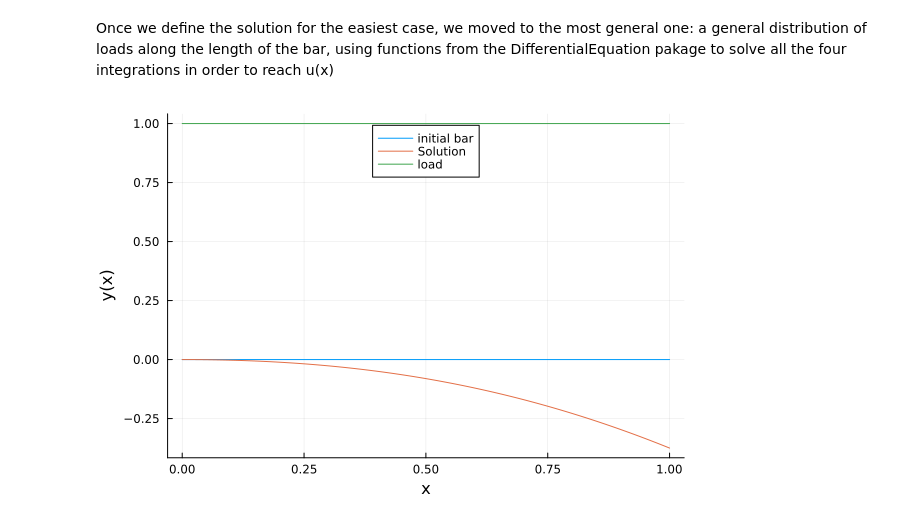
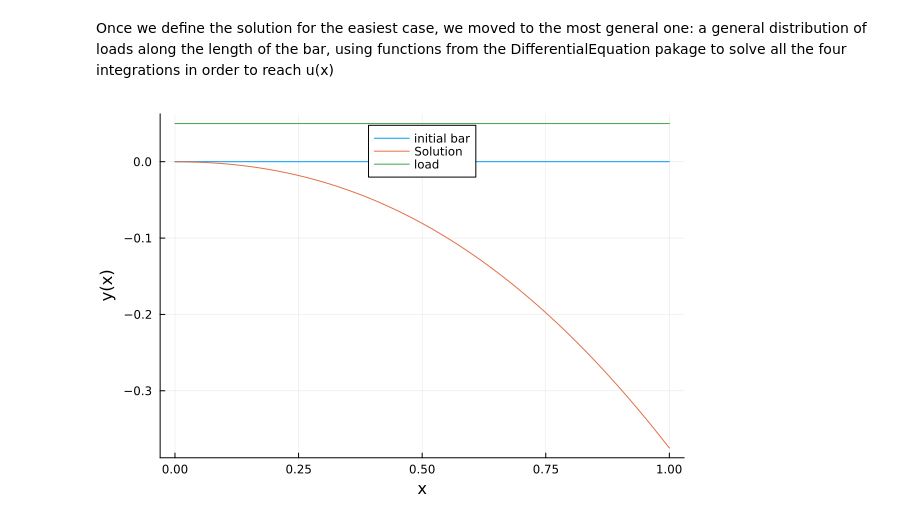
Before and after one commit to Kstreme/ENSAM-TUD01_G1, a Jupyter notebook: DAY 1 group 1.ipynb, the cells around one changed output. Saved outputs shown, nothing was run; the diff lists cells and outputs as text; code cells hidden in the pictures.

```diff
--- a/DAY 1 group 1.ipynb
+++ b/DAY 1 group 1.ipynb
@@ -165,32 +204,32 @@ using Plots
 
 # Define the differential equation for y''''(x) = x
 function ode!(du, u, p, x)
     du[1] = u[2]
     du[2] = u[3]
     du[3] = u[4]
     du[4] = p[1](x)  # Extract the function f(x) from the parameters
 end
 
 # Define the function f(x) = x
 f(x) = 1
 
 
 # Set up the ODE problem for y''''(x) = x
 a = 0.0  # Lower bound
 b = 1.0  # Upper bound
 u₀ = [0.0, 0.0, -0.5, -1]  # Initial values for y, y', y'', y'''
 ode_prob = ODEProblem(ode!, u₀, (a, b), [f])
 
 # Solve the ODE problem using Tsit5 solver
 sol = solve(ode_prob, Tsit5())
 
 # Extract the solution values for y(x)
 x_values = range(a, b, length=100)
 y_values = hcat(sol(x_values)...)  # Extract values for y, y', y'', y'''
 f_values=f.(x_values)
 # Plot the solution
 plot(x_values,0*x_values,label="initial bar")
 plot!(x_values, y_values[1, :], label="Solution", xlabel="x", ylabel="y(x)", legend=:top)
-plot!(x_values,f_values,label="load")
+plot!(x_values,0.05*f_values,label="load")
 # %% [output]
-[figure, old version]
+[figure, new version]
```
Also changed, not shown: parts of 5 cells of this notebook.
